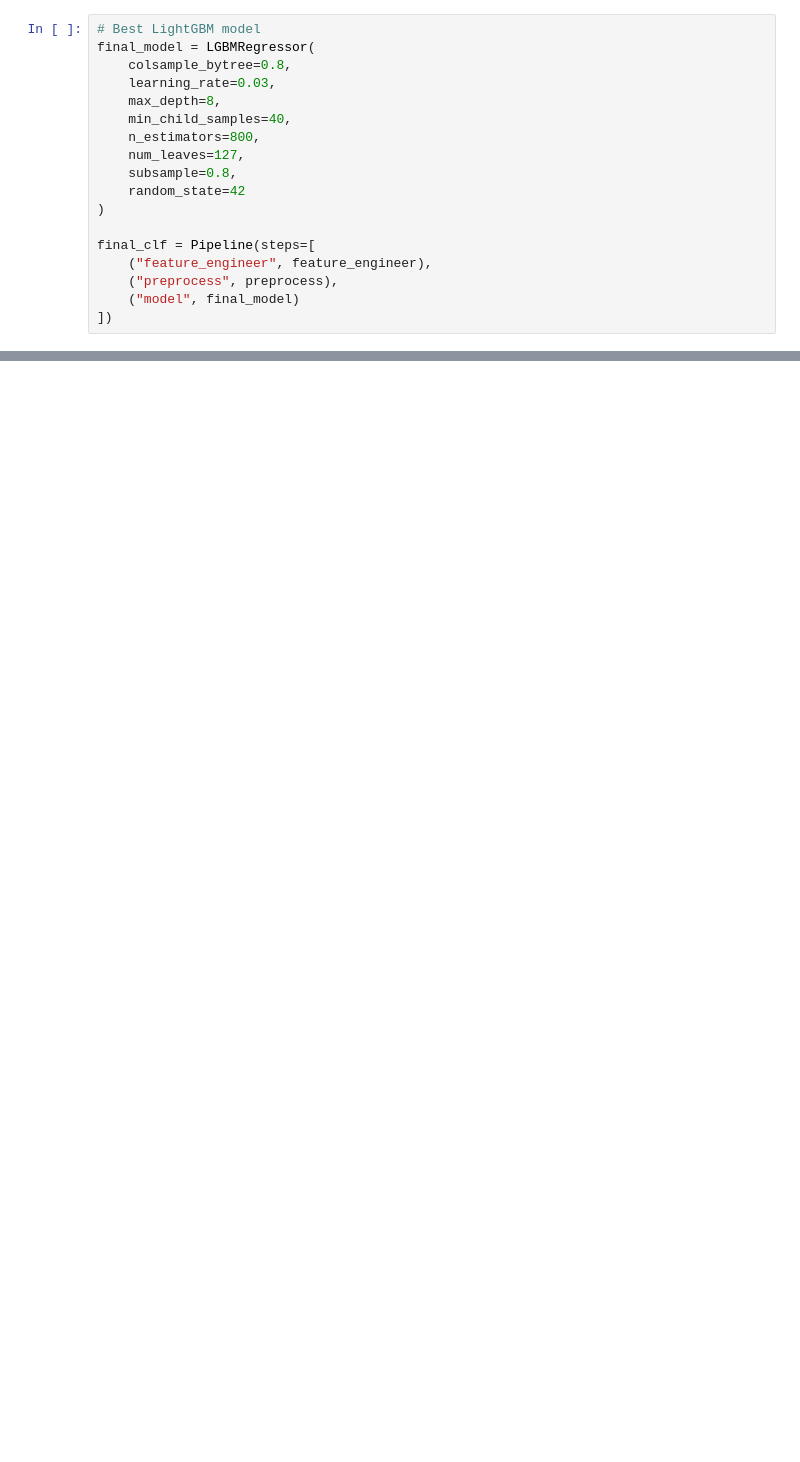
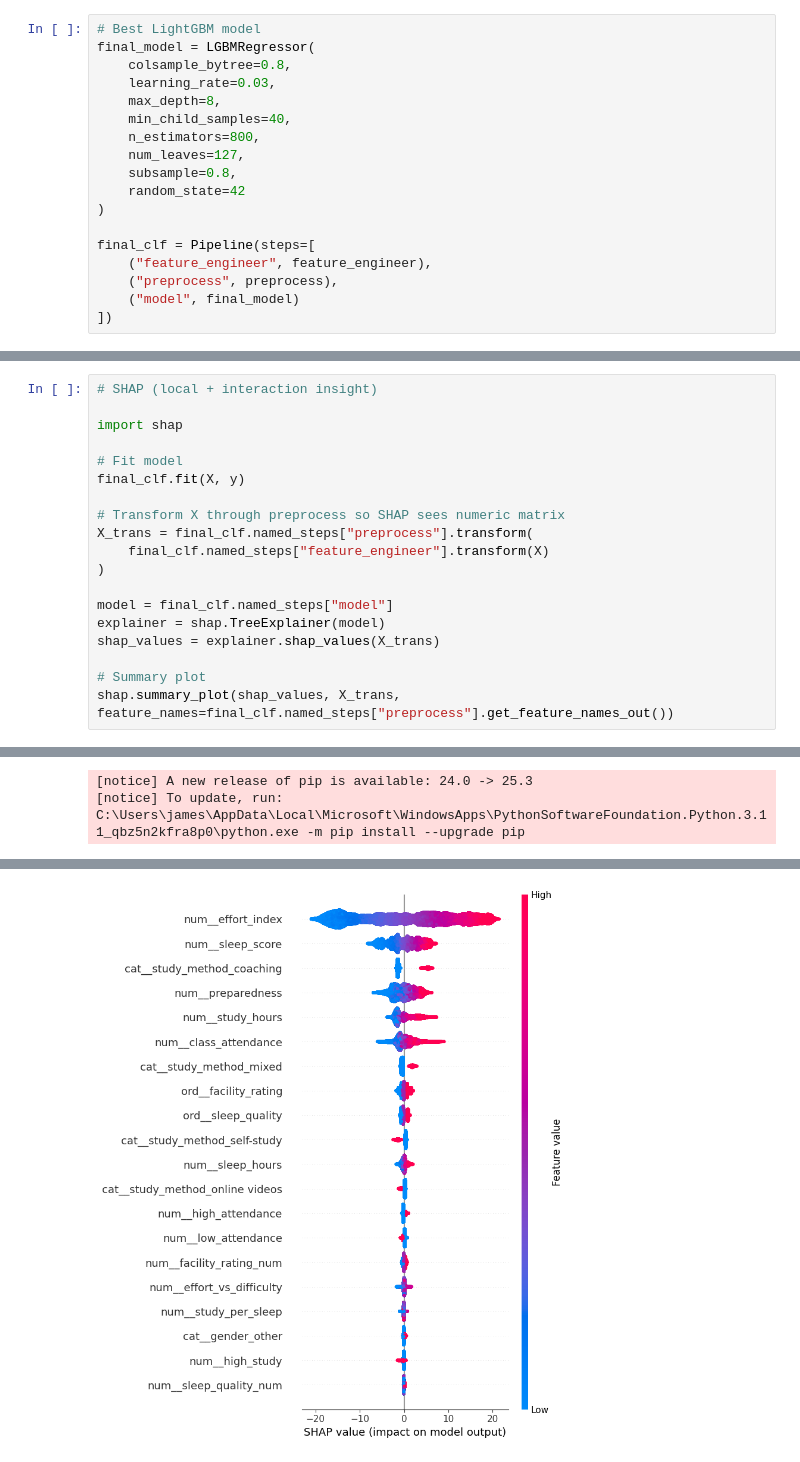
Before and after one commit to KetchupJL/Kaggle-Competitions, a Jupyter notebook: Predicting Student Test Scores/notebook2.ipynb, the cells around one changed output, grey strips where cells are left out. Drawn from its saved outputs; the diff is of its cells as text; blank space fills up the shorter version.

```diff
--- a/Predicting Student Test Scores/notebook2.ipynb
+++ b/Predicting Student Test Scores/notebook2.ipynb
@@ -264,0 +408,20 @@ submission.head()
+# %%
+# SHAP (local + interaction insight)
+
+import shap
+
+# Fit model
+final_clf.fit(X, y)
+
+# Transform X through preprocess so SHAP sees numeric matrix
+X_trans = final_clf.named_steps["preprocess"].transform(
+    final_clf.named_steps["feature_engineer"].transform(X)
+)
+
+model = final_clf.named_steps["model"]
+explainer = shap.TreeExplainer(model)
+shap_values = explainer.shap_values(X_trans)
+
+# Summary plot
+shap.summary_plot(shap_values, X_trans, feature_names=final_clf.named_steps["preprocess"].get_feature_names_out())
+# %% [output]
@@ -264,0 +445,2 @@ submission.head()
+[notice] A new release of pip is available: 24.0 -> 25.3
+[notice] To update, run: C:\Users\james\AppData\Local\Microsoft\WindowsApps\PythonSoftwareFoundation.Python.3.11_qbz5n2kfra8p0\python.exe -m pip install --upgrade pip
@@ -264,0 +464 @@ submission.head()
+[figure, added]
```
Also changed, not shown: parts of 13 cells of this notebook, 3 other files.
